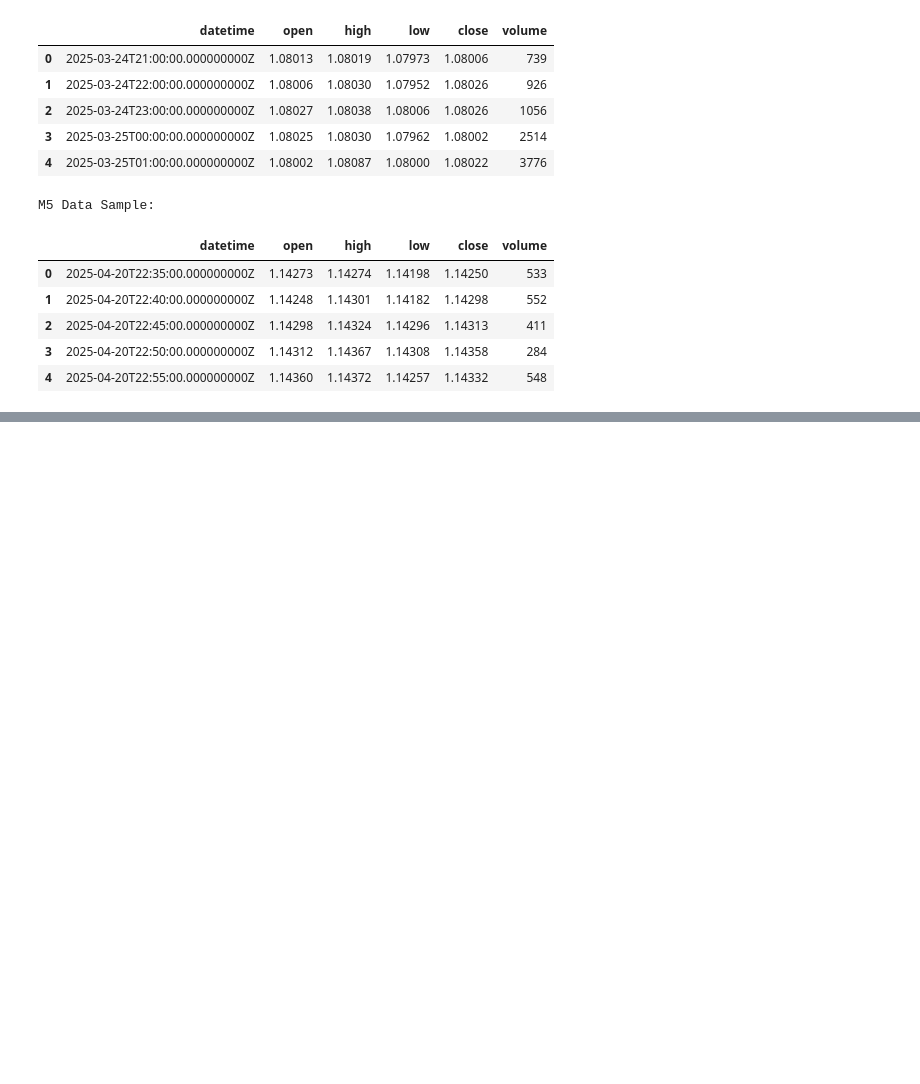
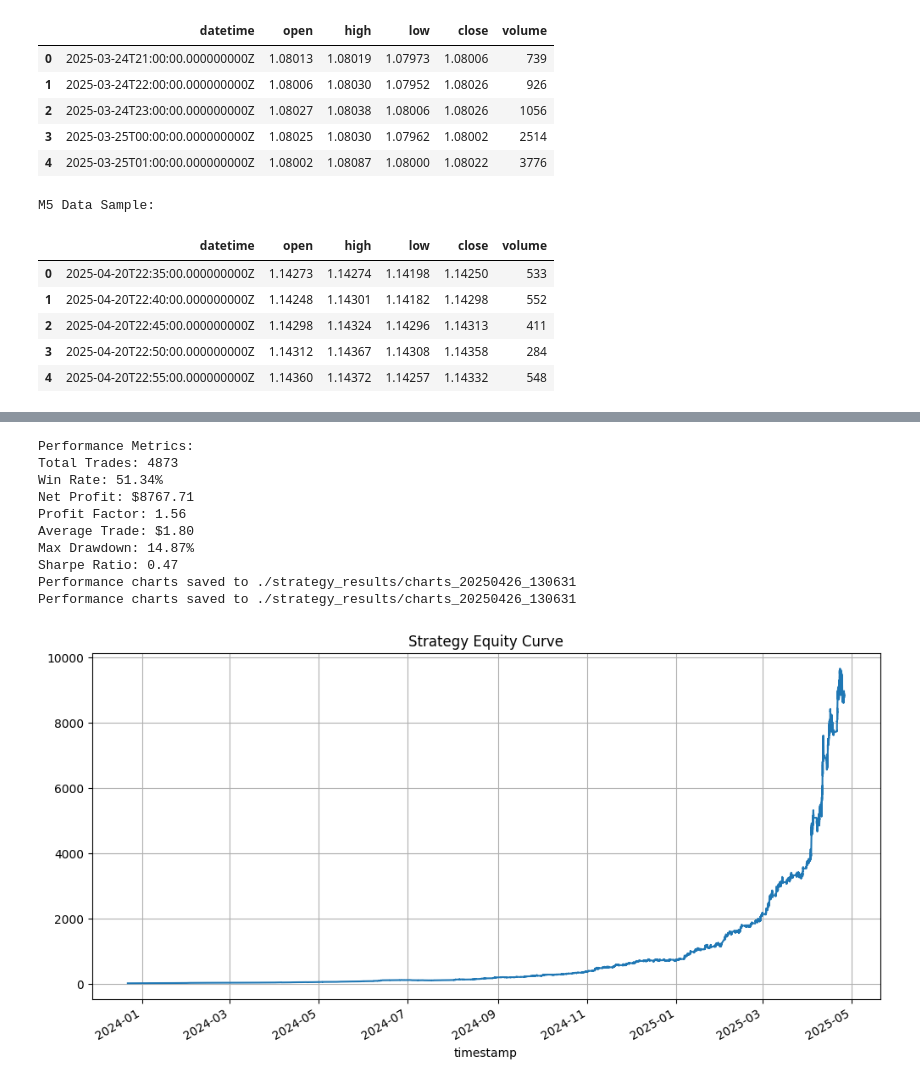
Before and after one commit to Chiqo-ke/-High-Frequency-Trading-Model-with-IB, a Jupyter notebook: DQN-model.ipynb, the cells around one changed output, grey strips where cells are left out. Cells and saved outputs as stored; diff of their text form; code cells hidden in the pictures; blank space fills up the shorter version.

```diff
--- a/DQN-model.ipynb
+++ b/DQN-model.ipynb
@@ -273,0 +813,34 @@ Indicators calculated and saved to CSV files!
+# %%
+# Calculate and display performance metrics
+performance_metrics = calculate_performance_metrics(trades_df, portfolio_df, initial_balance=10)
+
+print("\nPerformance Metrics:")
+print(f"Total Trades: {performance_metrics['total_trades']}")
+print(f"Win Rate: {performance_metrics['win_rate']:.2f}%")
+print(f"Net Profit: ${performance_metrics['net_profit']:.2f}")
+print(f"Profit Factor: {performance_metrics['profit_factor']:.2f}")
+print(f"Average Trade: ${performance_metrics['avg_trade']:.2f}")
+print(f"Max Drawdown: {performance_metrics['max_drawdown_percent']:.2f}%")
+print(f"Sharpe Ratio: {performance_metrics['sharpe_ratio']:.2f}")
+
+# Generate and display performance charts
+generate_performance_charts(trades_df, portfolio_df, performance_metrics, './strategy_results',
+                          datetime.now().strftime('%Y%m%d_%H%M%S'))
+
+# Display equity curve
+plt.figure(figsize=(12, 6))
+portfolio_df['equity'].plot(title='Strategy Equity Curve')
+plt.grid(True)
+plt.show()
+# %% [output]
+Performance Metrics:
+Total Trades: 4873
+Win Rate: 51.34%
+Net Profit: $8767.71
+Profit Factor: 1.56
+Average Trade: $1.80
+Max Drawdown: 14.87%
+Sharpe Ratio: 0.47
+Performance charts saved to ./strategy_results/charts_20250426_130631
+Performance charts saved to ./strategy_results/charts_20250426_130631
+[figure, added]
```
Also changed, not shown: parts of 6 cells of this notebook, 37 other files.
